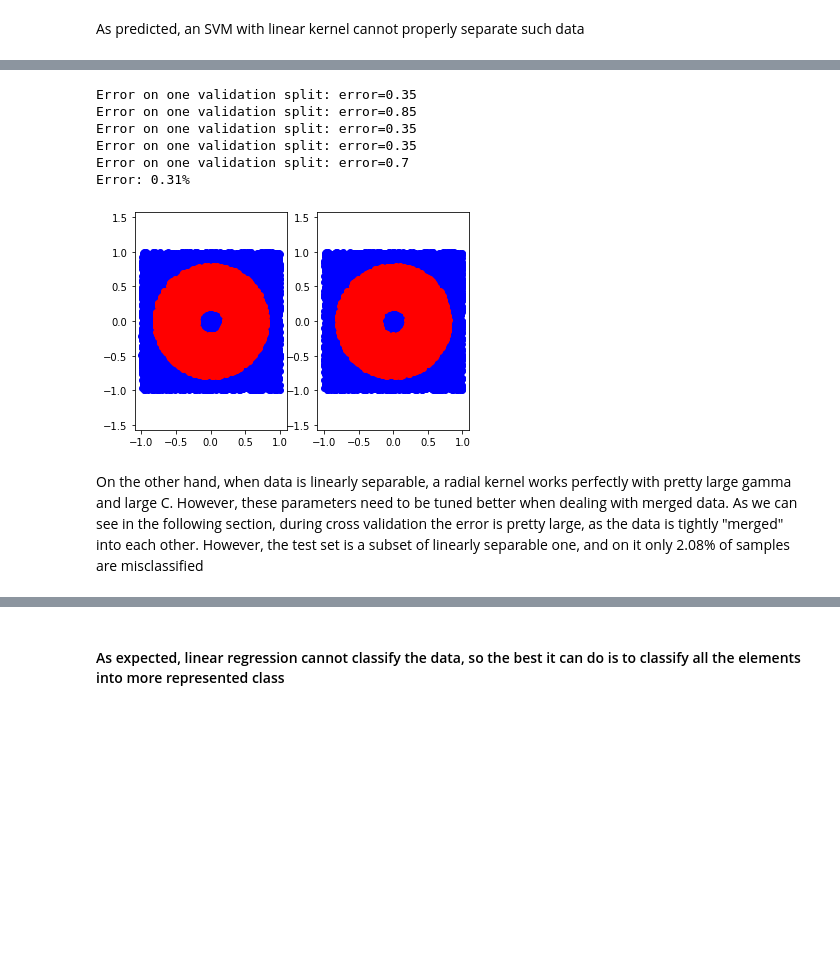
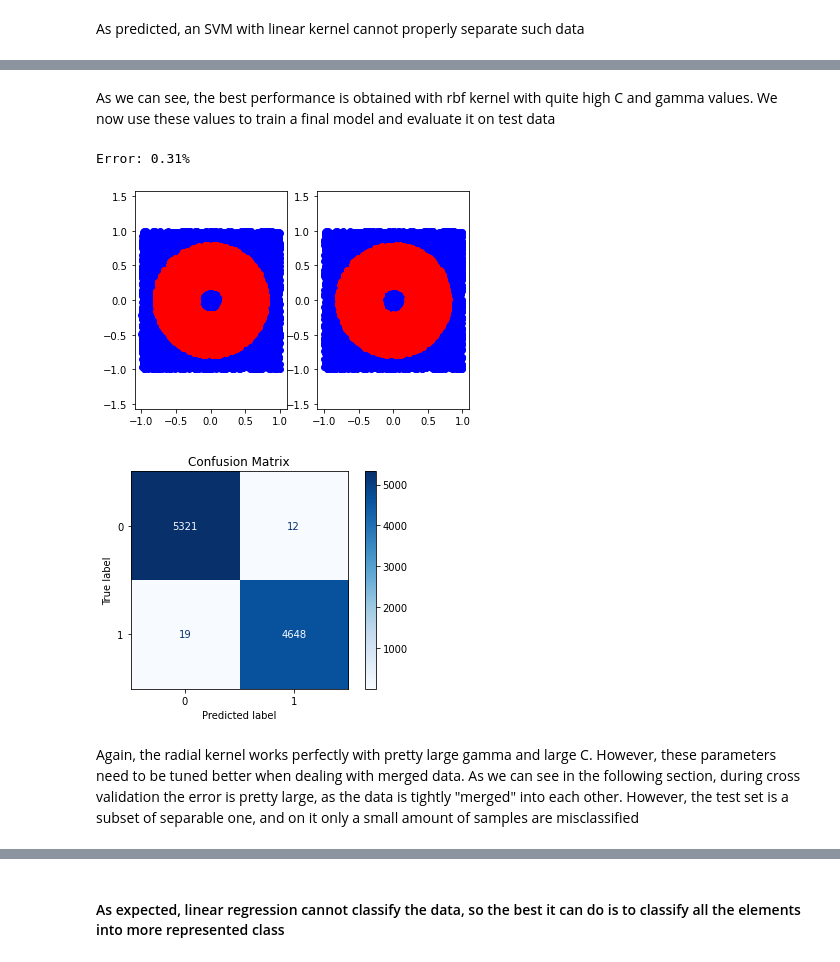
Before and after one commit to ddatsko/URV_NEC_HW2, a Jupyter notebook: classification.ipynb, the cells around one changed output, grey strips where cells are left out. Drawn from its saved outputs; the diff is of its cells as text; code cells hidden in the pictures; blank space fills up the shorter version.

```diff
--- a/classification.ipynb
+++ b/classification.ipynb
@@ -225,5 +252,7 @@ As predicted, an SVM with linear kernel cannot properly separate such data
+# %% [markdown]
+As we can see, the best performance is obtained with rbf kernel with quite high C and gamma values. We now use these values to train a final model and evaluate it on test data
 # %%
-n_folds(5, ring_sep, lambda *params: run_svm({"kernel": "rbf", "C": 100, "gamma": 4}, *params), silent=False)
+
 pred = run_svm({"kernel": "rbf", "C": 100, "gamma": 4}, ring_sep, ring_test[:, :-1])
 plt.subplot(1, 2, 1)
 plot_ring_pred(ring_test[:, :2], ring_test[:, 2])
@@ -231,12 +260,11 @@ plt.subplot(1, 2, 2)
 plot_ring_pred(ring_test[:, :2], pred)
 print(f"Error: {classification_error(pred, ring_test[:, -1])}%")
 # %% [output]
-Error on one validation split: error=0.35
-Error on one validation split: error=0.85
-Error on one validation split: error=0.35
-Error on one validation split: error=0.35
-Error on one validation split: error=0.7
 Error: 0.31%
 [figure]
+# %%
+plot_confusion_matrix(ring_test[:, -1], pred, ['0', '1'])
+# %% [output]
+[figure, added]
 # %% [markdown]
-On the other hand, when data is linearly separable, a radial kernel works perfectly with pretty large gamma and large C. However, these parameters need to be tuned better when dealing with merged data. As we can see in the following section, during cross validation the error is pretty large, as the data is tightly "merged" into each other. However, the test set is a subset of linearly separable one, and on it only 2.08% of samples are misclassified
+Again, the radial kernel works perfectly with pretty large gamma and large C. However, these parameters need to be tuned better when dealing with merged data. As we can see in the following section, during cross validation the error is pretty large, as the data is tightly "merged" into each other. However, the test set is a subset of separable one, and on it only a small amount of samples are misclassified
```
Also changed, not shown: parts of 54 cells of this notebook.
